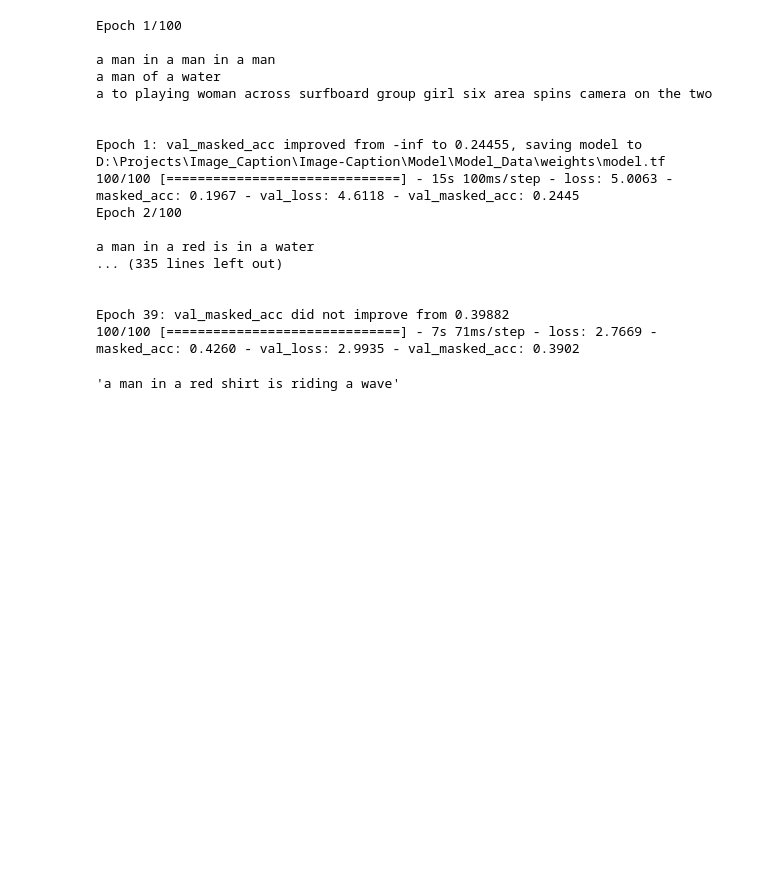
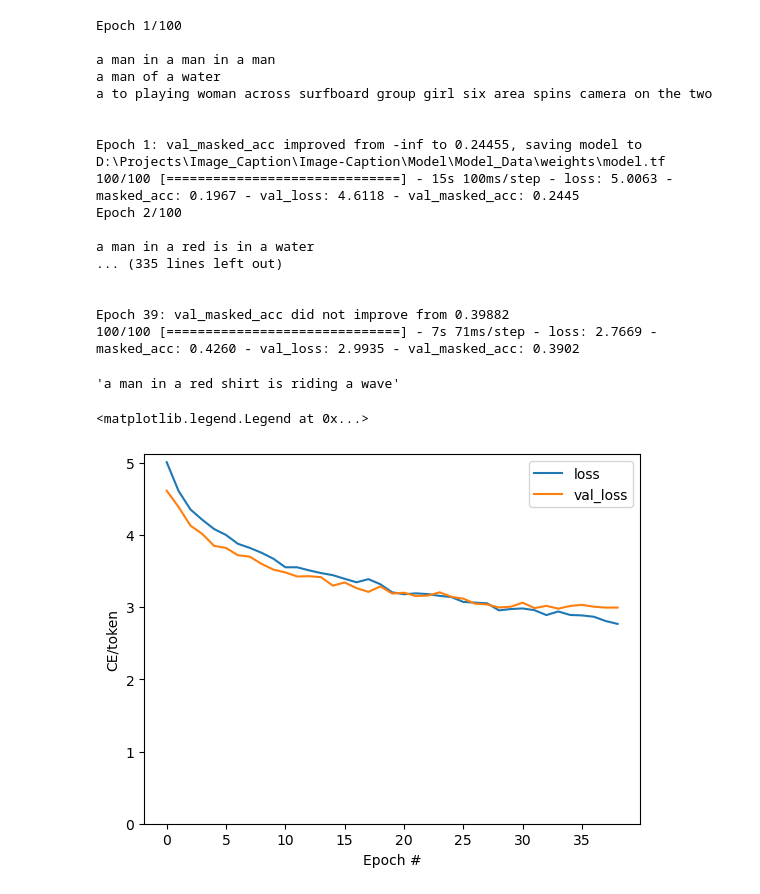
Before and after one commit to SAM-DEV007/Image-Caption, a Jupyter notebook: Model/Model_Train.ipynb, the cells around one changed output. Drawn from its saved outputs; the diff is of its cells as text; code cells hidden in the pictures; blank space fills up the shorter version.

Commit message:
Added plots

```diff
--- a/Model/Model_Train.ipynb
+++ b/Model/Model_Train.ipynb
@@ -375,3 +375,13 @@ result = model.simple_gen(load_image(str(pathlib.Path.cwd() / 'Model_Data/train_
 result
 # %% [output]
 'a man in a red shirt is riding a wave'
+# %%
+plt.plot(history.history['loss'], label='loss')
+plt.plot(history.history['val_loss'], label='val_loss')
+plt.ylim([0, max(plt.ylim())])
+plt.xlabel('Epoch #')
+plt.ylabel('CE/token')
+plt.legend()
+# %% [output]
+<matplotlib.legend.Legend at 0x...>
+[figure, added]
```
Also changed, not shown: parts of 3 cells of this notebook.
